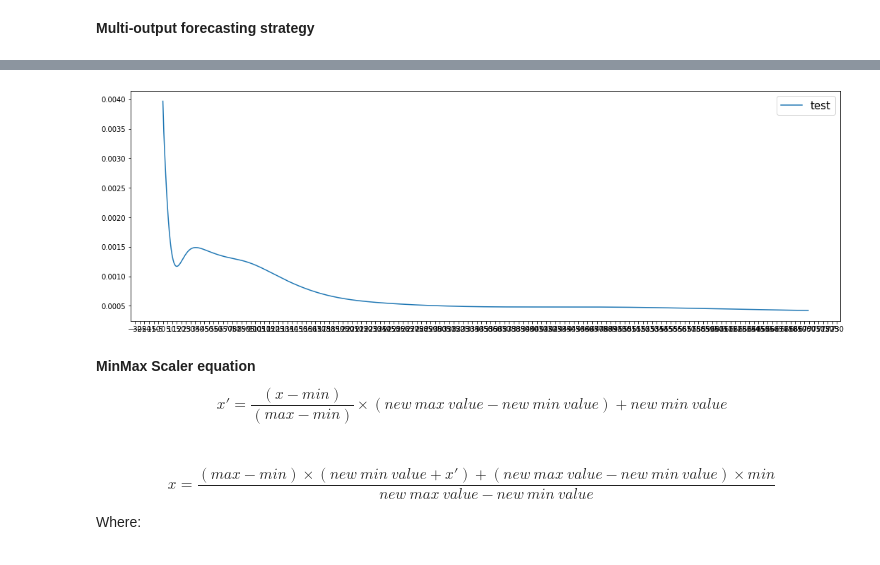
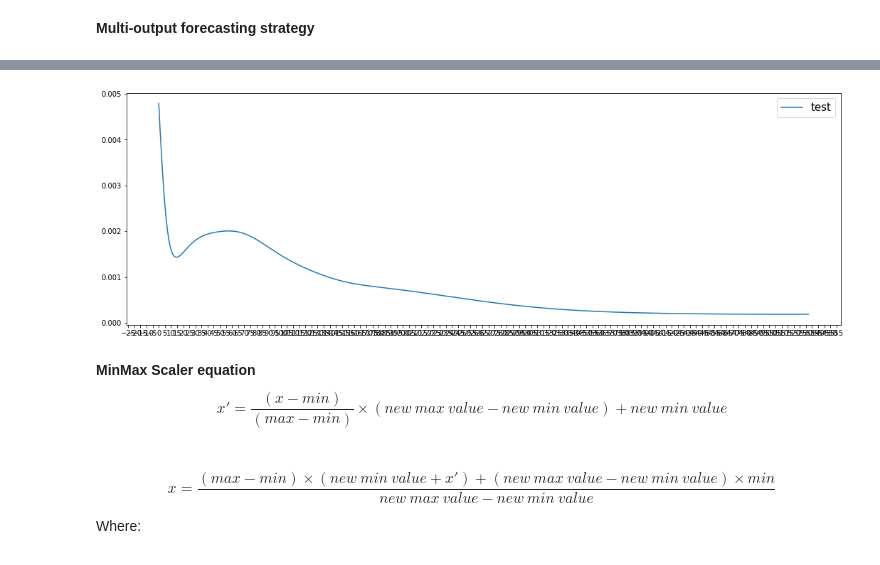
Before and after one commit to ashrafalaghbari/GA-TCN-LSTM, a Jupyter notebook: multivariate_model_multistep.ipynb, the cells around one changed output, grey strips where cells are left out. Saved outputs shown, nothing was run; the diff lists cells and outputs as text; code cells hidden in the pictures.

```diff
--- a/multivariate_model_multistep.ipynb
+++ b/multivariate_model_multistep.ipynb
@@ -604,43 +390,0 @@ KeyboardInterrupt: ignored
-# %%
-os.environ["CUDA_DEVICE_ORDER"] = "PCI_BUS_ID"
-os.environ["CUDA_VISIBLE_DEVICES"] = ""
-os.environ['PYTHONHASHSEED'] = '0'
-np.random.seed(42)
-np.random.seed(12345)
-session_conf = tf.compat.v1.ConfigProto(intra_op_parallelism_threads=1, inter_op_parallelism_threads=1)
-
-from keras import backend as K
-tf.random.set_seed(1234)
-
-sess = tf.compat.v1.Session(graph=tf.compat.v1.get_default_graph(), config=session_conf)
-K.set_session(sess)
-
-# fit the model
-neurons= [112]#12
-n_epochs=700#186
-
-model = Sequential()
-model.add(LSTM(neurons[0], activation="tanh", input_shape=(timesteps, n_features)))
-model.add(Dense(steps_ahead)) # output layer
-model.compile(loss='mean_squared_error', optimizer=tf.keras.optimizers.Adam(learning_rate=1e-4))
-
-# # early stopping to return the best model
-early_stopping = EarlyStopping(monitor='loss', patience=2, verbose=2, restore_best_weights=True, mode='min')
-# save the best weights if training is interrupted
-mcp_save = ModelCheckpoint('.mdl_wts.hdf5', save_best_only=True, monitor='val_loss', mode='min')
-#reduce_lr_loss = ReduceLROnPlateau(monitor='loss', factor=0.1, patience=5, verbose=1, min_delta=1e-4, mode='min')
-
-# Set the initial validation loss to a large value
-best_val_loss = float('inf')
-
-# Set the initial and total number of epochs
-initial_epoch = 1
-n_epochs = 1200
-loss_tracking = list()
-
-# Run the training loop
-
-# Train the model for one epoch
-history = model.fit(train_X, train_y, callbacks=[early_stopping, mcp_save],
-                epochs=1, batch_size=2, validation_data=(test_X, test_y), verbose=2,
-                    shuffle=False)
@@ -715,12 +419,12 @@ Best weights using model check point 0.001432529534213245 were saved at epoch 15
 # %%
 fig, ax = plt.subplots(1, 1, figsize=(18,6))
 ax.xaxis.set_major_locator(plt.MultipleLocator(5))
 #plt.plot(history.history['loss'], label='train')
-plt.plot(history.history['val_loss'], label='test')
+plt.plot( loss_tracking, label='test')
 plt.legend(fontsize=15)
 plt.show()
 # %% [output]
-[figure, old version]
+[figure, new version]
 # %% [markdown]
 **MinMax Scaler equation**
 $$x' = \frac{(x - min)}{(max - min)} \times (new\ max\ value - new\ min\  value) + new\ min\ value$$<br/>
```
Also changed, not shown: parts of 41 cells of this notebook.
